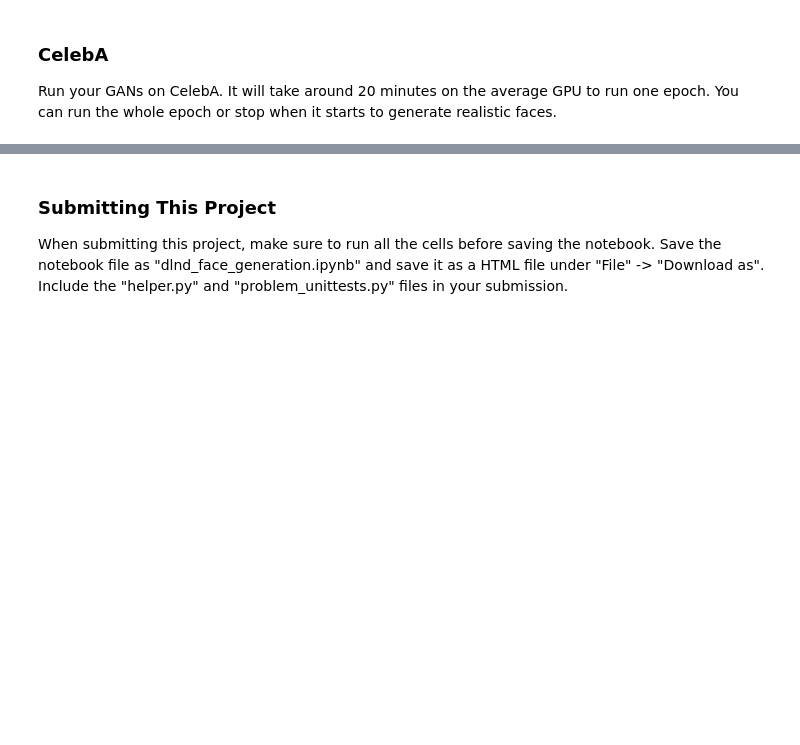
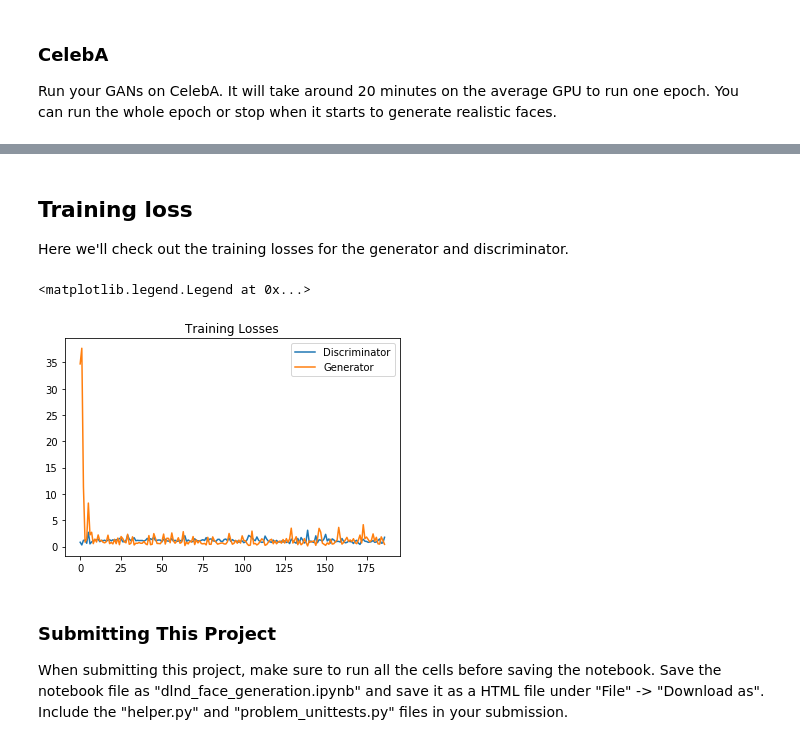
Before and after one commit to aaudevart/udacity_deep-learning, a Jupyter notebook: face_generation/dlnd_face_generation.ipynb, the cells around one changed output, grey strips where cells are left out. Cells and saved outputs as stored; diff of their text form; code cells hidden in the pictures; blank space fills up the shorter version.

```diff
--- a/face_generation/dlnd_face_generation.ipynb
+++ b/face_generation/dlnd_face_generation.ipynb
@@ -501,3 +625,17 @@ with tf.Graph().as_default():
+# %% [markdown]
+## Training loss
+
+Here we'll check out the training losses for the generator and discriminator.
+# %%
+fig, ax = plt.subplots()
+losses = np.array(losses)
+plt.plot(losses.T[0], label='Discriminator')
+plt.plot(losses.T[1], label='Generator')
+plt.title("Training Losses")
+plt.legend()
+# %% [output]
+<matplotlib.legend.Legend at 0x...>
+[figure, added]
 # %% [markdown]
 ### Submitting This Project
 When submitting this project, make sure to run all the cells before saving the notebook. Save the notebook file as "dlnd_face_generation.ipynb" and save it as a HTML file under "File" -> "Download as". Include the "helper.py" and "problem_unittests.py" files in your submission.
```
Also changed, not shown: parts of 11 cells of this notebook.
